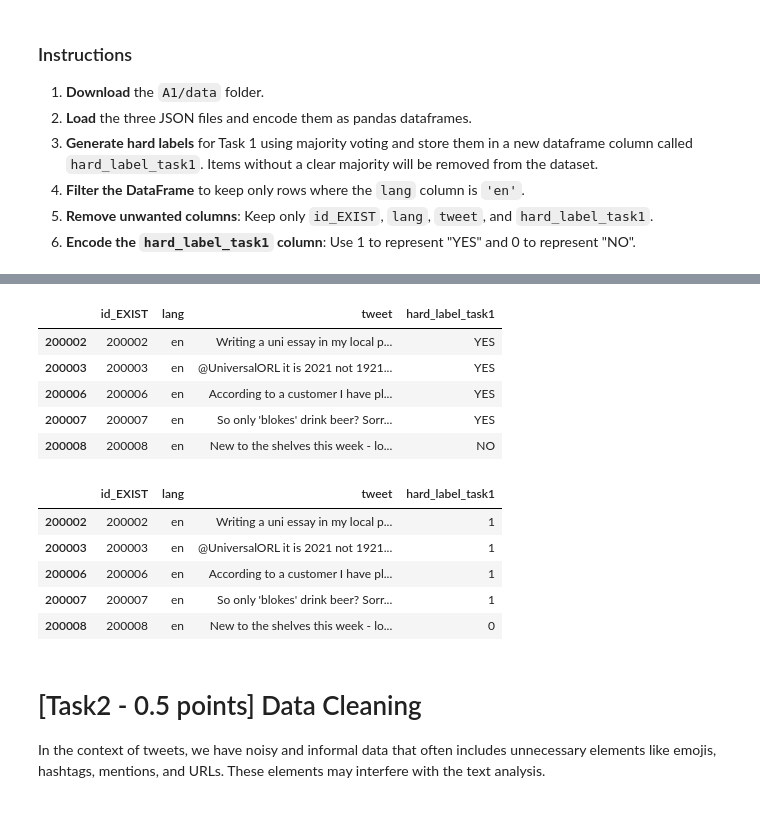
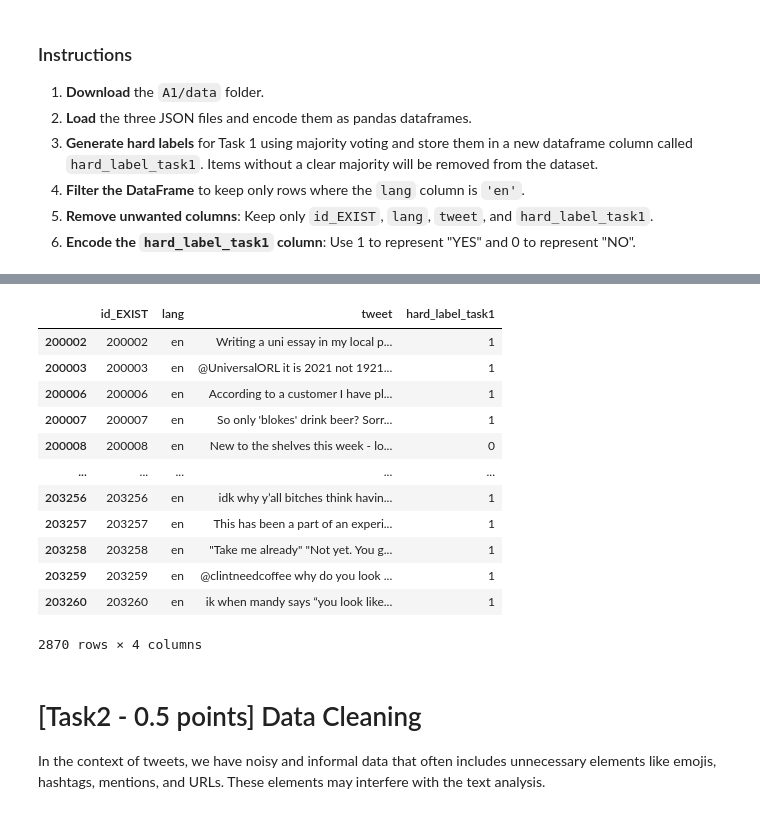
Before and after one commit to tancredibosi/nlp-assignments, a Jupyter notebook: Assignment1_2425.ipynb, the cells around one changed output, grey strips where cells are left out. Drawn from its saved outputs; the diff is of its cells as text; code cells hidden in the pictures.

```diff
--- a/Assignment1_2425.ipynb
+++ b/Assignment1_2425.ipynb
@@ -140,14 +123,0 @@ data_train
-# %%
-def determine_majority(response_list):
-    yes_count = response_list.count("YES")
-    no_count = response_list.count("NO")
-
-    if yes_count > no_count:
-        return "YES"
-    elif no_count > yes_count:
-        return "NO"
-    else:
-        return "MID"
-
-data_train['hard_label_task1'] = data_train['labels_task1'].apply(determine_majority)
-data_train.head()
@@ -172,23 +124,47 @@ data_train.head()
-# %%
-data_train = data_train[['id_EXIST', 'lang', 'tweet', 'hard_label_task1']]
-data_train.head()
-# %% [output]
-|  | id_EXIST | lang | tweet | hard_label_task1 |
-| 200002 | 200002 | en | Writing a uni essay in my local p... | YES |
-| 200003 | 200003 | en | @UniversalORL it is 2021 not 1921... | YES |
-| 200006 | 200006 | en | According to a customer I have pl... | YES |
-| 200007 | 200007 | en | So only 'blokes' drink beer? Sorr... | YES |
-| 200008 | 200008 | en | New to the shelves this week - lo... | NO |
-# %%
-data_train['hard_label_task1'] = data_train['hard_label_task1'].apply(lambda x: 1 if x == 'YES' else 0)
-data_train.head()
-# %% [output]
-|  | id_EXIST | lang | tweet | hard_label_task1 |
-| 200002 | 200002 | en | Writing a uni essay in my local p... | 1 |
-| 200003 | 200003 | en | @UniversalORL it is 2021 not 1921... | 1 |
-| 200006 | 200006 | en | According to a customer I have pl... | 1 |
-| 200007 | 200007 | en | So only 'blokes' drink beer? Sorr... | 1 |
-| 200008 | 200008 | en | New to the shelves this week - lo... | 0 |
+# %%
+def determine_majority(response_list):
+    yes_count = response_list.count("YES")
+    no_count = response_list.count("NO")
+
+    if yes_count > no_count:
+        return 1
+    elif no_count > yes_count:
+        return 0
+    else:
+        return 2
+
+
+def transform_df(df):
+    # Swap row and col
+    df = df.T
+    # Apply majority voting to task 1
+    df['hard_label_task1'] = df['labels_task1'].apply(determine_majority)
+    # Keep only row that has en as lang and does not have a draw in voting
+    df = df[df['lang'] == 'en']
+    df = df[df['hard_label_task1'] != 2]
+    # Drop unecessary columns
+    df = df[['id_EXIST', 'lang', 'tweet', 'hard_label_task1']]
+
+    return df
+# %%
+train_df = transform_df(train_df)
+validation_df = transform_df(validation_df)
+test_df = transform_df(test_df)
+train_df
+# %% [output]
+|  | id_EXIST | lang | tweet | hard_label_task1 |
+| 200002 | 200002 | en | Writing a uni essay in my local p... | 1 |
+| 200003 | 200003 | en | @UniversalORL it is 2021 not 1921... | 1 |
+| 200006 | 200006 | en | According to a customer I have pl... | 1 |
+| 200007 | 200007 | en | So only 'blokes' drink beer? Sorr... | 1 |
+| 200008 | 200008 | en | New to the shelves this week - lo... | 0 |
+| ... | ... | ... | ... | ... |
+| 203256 | 203256 | en | idk why y’all bitches think havin... | 1 |
+| 203257 | 203257 | en | This has been a part of an experi... | 1 |
+| 203258 | 203258 | en | "Take me already" "Not yet. You g... | 1 |
+| 203259 | 203259 | en | @clintneedcoffee why do you look ... | 1 |
+| 203260 | 203260 | en | ik when mandy says “you look like... | 1 |
+2870 rows × 4 columns
 # %% [markdown]
 # [Task2 - 0.5 points] Data Cleaning
 In the context of tweets, we have noisy and informal data that often includes unnecessary elements like emojis, hashtags, mentions, and URLs. These elements may interfere with the text analysis.
```
Also changed, not shown: parts of 7 cells of this notebook, 4 other files.
